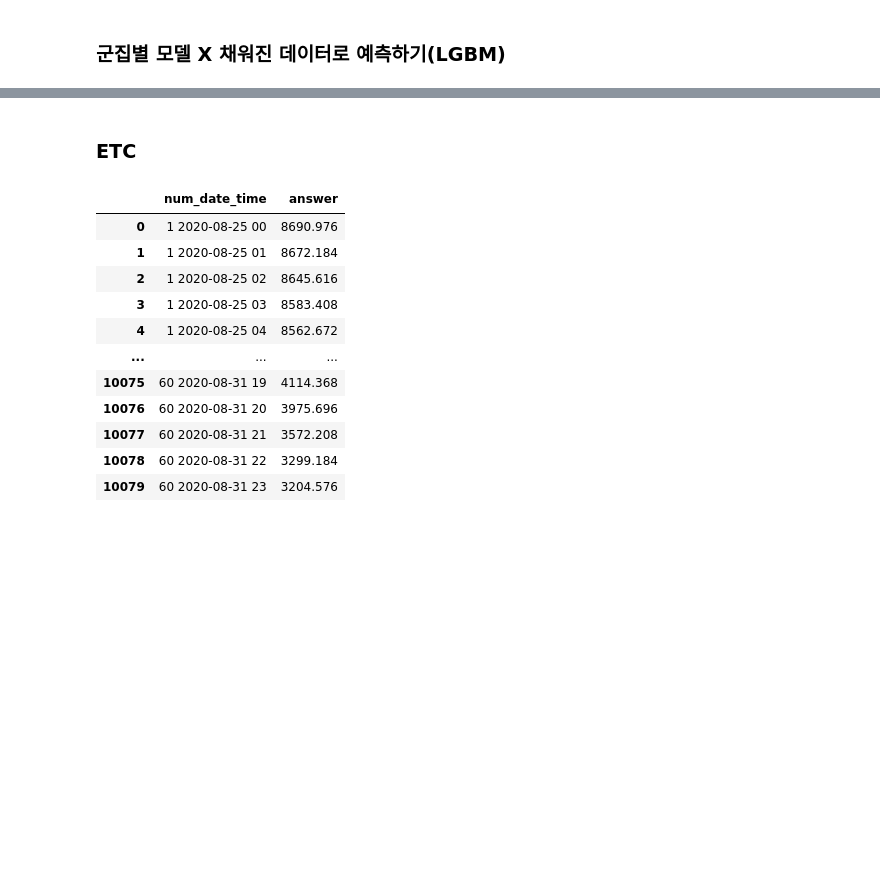
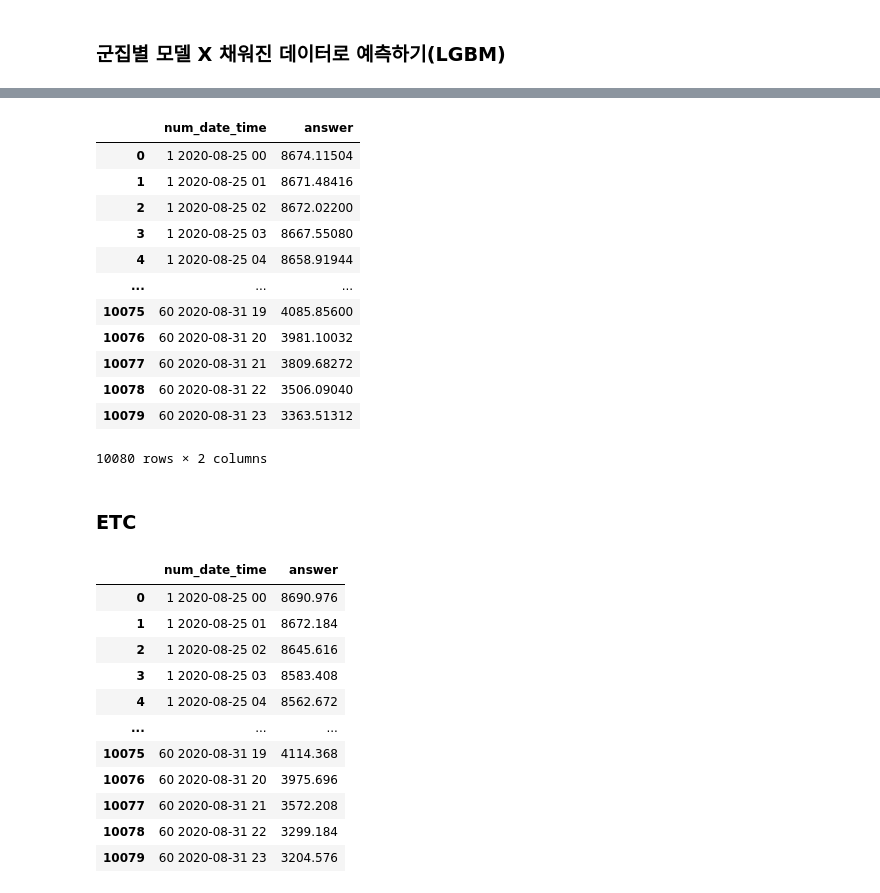
Before and after one commit to thinpig99/dacon_energy, a Jupyter notebook: energy_EDA1_210528.ipynb, the cells around one changed output, grey strips where cells are left out. Drawn from its saved outputs; the diff is of its cells as text; code cells hidden in the pictures; blank space fills up the shorter version.

```diff
--- a/energy_EDA1_210528.ipynb
+++ b/energy_EDA1_210528.ipynb
@@ -894,3 +1131,36 @@ sub
+# %%
+preds = []
+for x, y, t in tqdm(zip(train_x_sets, train_y_sets, test_x_sets)):
+    rf = RandomForestRegressor(random_state=42)
+    rf.fit(x, y)
+    pred = rf.predict(t)
+    preds.append(pred)
+# %%
+pred_set = []
+for t, p in zip(test_x_sets, preds):
+    t['pred'] = p
+    pred_set.append(t)
+# %%
+pred_set = pd.concat(pred_set).sort_index()
+# %%
+sub.answer = pred_set.pred
+# %%
+sub.to_csv('submission/210604_rf-vanila_each-clustersXfilled-hours.csv', index=False)
+sub
+# %% [output]
+|  | num_date_time | answer |
+| 0 | 1 2020-08-25 00 | 8674.11504 |
+| 1 | 1 2020-08-25 01 | 8671.48416 |
+| 2 | 1 2020-08-25 02 | 8672.02200 |
+| 3 | 1 2020-08-25 03 | 8667.55080 |
+| 4 | 1 2020-08-25 04 | 8658.91944 |
+| ... | ... | ... |
+| 10075 | 60 2020-08-31 19 | 4085.85600 |
+| 10076 | 60 2020-08-31 20 | 3981.10032 |
+| 10077 | 60 2020-08-31 21 | 3809.68272 |
+| 10078 | 60 2020-08-31 22 | 3506.09040 |
+| 10079 | 60 2020-08-31 23 | 3363.51312 |
+10080 rows × 2 columns
 # %% [markdown]
 ### ETC
 # %%
```
Also changed, not shown: parts of 48 cells of this notebook, 2 other files.
